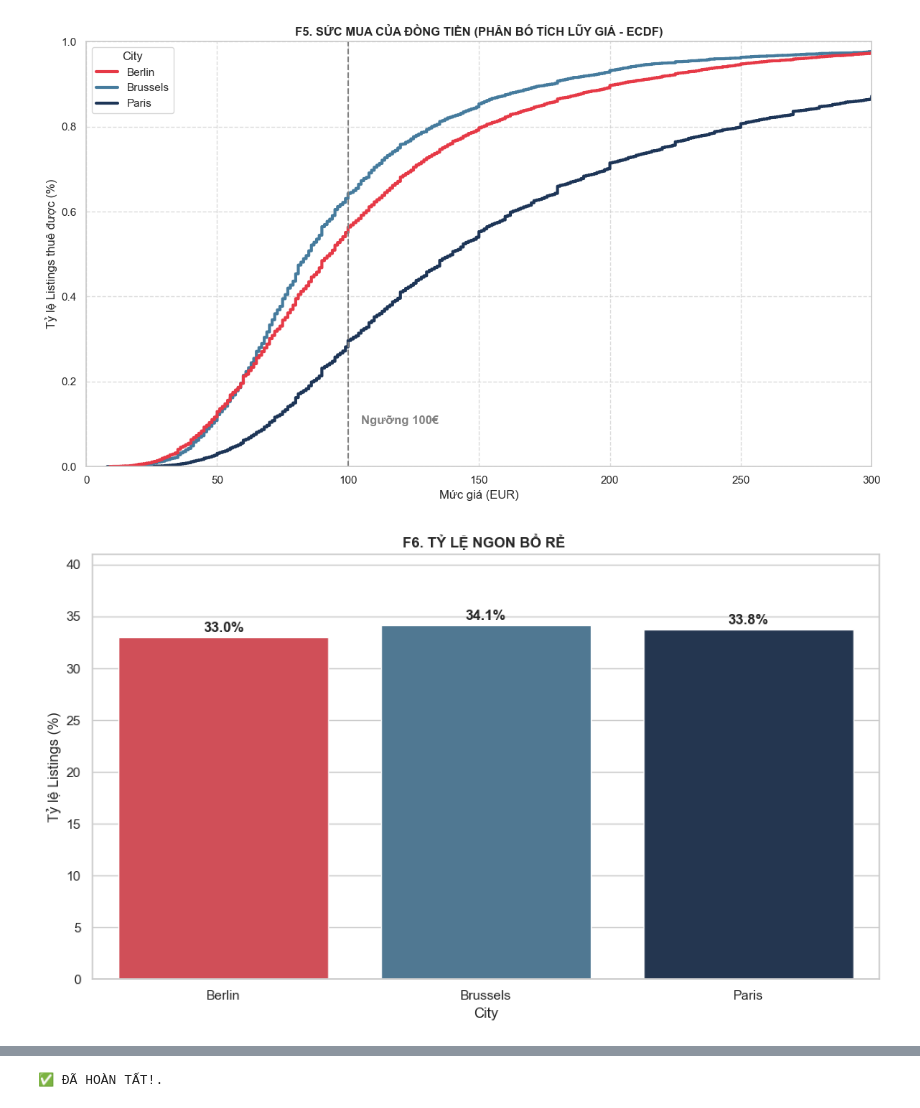
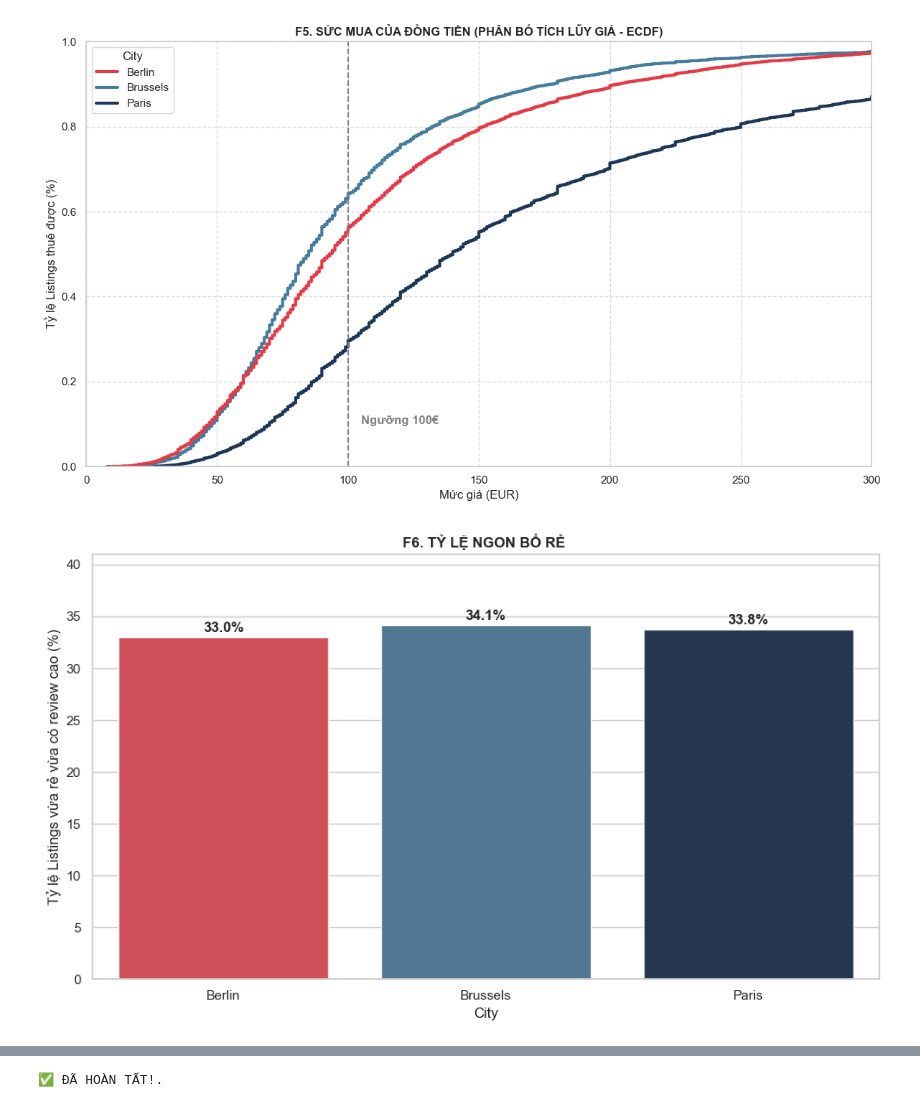
Before and after one commit to levfu/2526-LTXLDL-Project4-AIT2006-2-4.4, a Jupyter notebook: src/More_Summary_Visualization.ipynb, the cells around one changed output, grey strips where cells are left out. Drawn from its saved outputs; the diff is of its cells as text; code cells hidden in the pictures.

```diff
--- a/src/More_Summary_Visualization.ipynb
+++ b/src/More_Summary_Visualization.ipynb
@@ -220,7 +220,7 @@ if not df_clean.empty:
     sns.barplot(data=df_gems, x='City', y='Gem_Rate',
                 hue='City', palette=CITY_COLORS, legend=False)
     plt.title('F6. TỶ LỆ NGON BỔ RẺ ', fontweight='bold')
-    plt.ylabel('Tỷ lệ Listings (%)')
+    plt.ylabel('Tỷ lệ Listings vừa rẻ vừa có review cao (%)')
     plt.ylim(0, max(df_gems['Gem_Rate'])*1.2)
     # Add labels
     for i, r in df_gems.iterrows():
@@ -240,33 +240,33 @@ if not df_clean.empty:
         order_hue = ['Cá nhân (1 nhà)', 'Nhà đầu tư nhỏ (2-5)', 'Doanh nghiệp (>5)']
 
         plt.figure(figsize=(12, 6))
         # Use viridis for distinct host types
         sns.barplot(data=host_counts, x='City', y='pct', hue='host_type_category',
                     hue_order=order_hue, palette='viridis')
         plt.title('F7. CẤU TRÚC SỞ HỮU LISTING', fontweight='bold')
         plt.ylabel('Tỷ phần thị trường (%)')
         plt.xlabel('')
         plt.legend(title='Quy mô Chủ nhà', bbox_to_anchor=(1.02, 1), loc='upper left')
         plt.tight_layout()
         plt.savefig(os.path.join(FIGURES_DIR, 'F07_Host_Structure.pdf'))
         plt.show()
 
 print("✅ ĐÃ HOÀN TẤT!.")
 # %% [output]
 --- BẮT ĐẦU VẼ CÁC BIỂU ĐỒ NÂNG CAO (INSIGHTFUL COMPARISON) ---
 📂 Output Directory: d:\BTL\BBB\2526-LTXLDL-Project4-AIT2006-2-4.4\figures
 
 --- LOADING DATA ---
 ✅ Loaded: Berlin (13945 rows)
 ✅ Loaded: Brussels (6542 rows)
 ✅ Loaded: Paris (86064 rows)
 
 --- GENERATING PLOTS ---
 [figure]
 [figure]
 [figure]
 [figure]
 [figure]
-[figure, old version]
+[figure, new version]
 [figure]
 ✅ ĐÃ HOÀN TẤT!.
```
Also changed, not shown: 1 other file.
